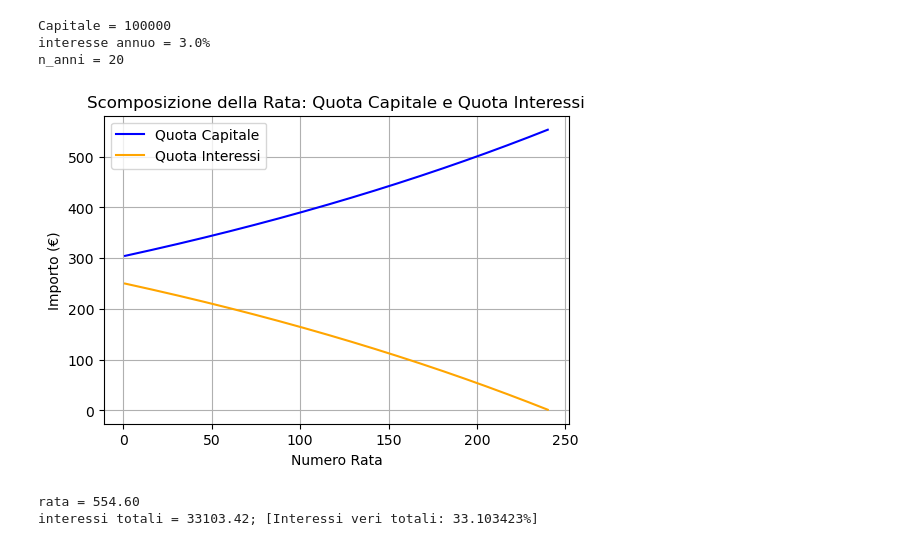
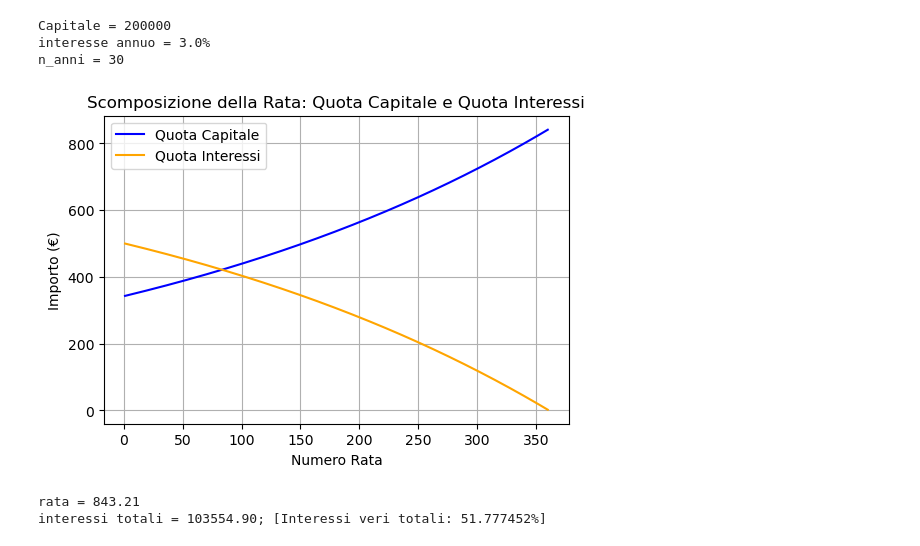
Before and after one commit to mattiamencagli/my-python-plots, a Jupyter notebook: random_stuff/mutuo.ipynb, the cells around one changed output. Drawn from its saved outputs; the diff is of its cells as text; code cells hidden in the pictures.

```diff
--- a/random_stuff/mutuo.ipynb
+++ b/random_stuff/mutuo.ipynb
@@ -20,37 +20,37 @@ def calc_mutuo(C, i_annuo, n_anni):
         interessi = debito_residuo * i_mensile
         capitale = R - interessi
         quote_capitale.append(capitale)
         quote_interessi.append(interessi)
         debito_residuo -= capitale
 
     print("Capitale = %d"%C)
     print("interesse annuo = %1.1f%%"%(i_annuo*100))
     print("n_anni = %d"%n_anni)
 
     # Visualizzazione dei risultati con un plot
     plt.figure(figsize=(6, 4))
     plt.plot(range(1, N + 1), quote_capitale, label='Quota Capitale', color='blue')
     plt.plot(range(1, N + 1), quote_interessi, label='Quota Interessi', color='orange')
     plt.xlabel('Numero Rata')
     plt.ylabel('Importo (€)')
     plt.title('Scomposizione della Rata: Quota Capitale e Quota Interessi')
     plt.legend()
     plt.grid(True)
     plt.show()
 
     print("rata = %1.2f"%R)
     print("interessi totali = %1.2f; [Interessi veri totali: %f%%]"%(I,I/C*100))
 
 # Dati del mutuo
-Capitale = 100000
+Capitale = 200000
 interesse_annuo = 0.03
-N_anni = 20
+N_anni = 30
 
 calc_mutuo(Capitale, interesse_annuo, N_anni)
 # %% [output]
-Capitale = 100000
+Capitale = 200000
 interesse annuo = 3.0%
-n_anni = 20
+n_anni = 30
-[figure, old version]
+[figure, new version]
-rata = 554.60
-interessi totali = 33103.42; [Interessi veri totali: 33.103423%]
+rata = 843.21
+interessi totali = 103554.90; [Interessi veri totali: 51.777452%]
```
